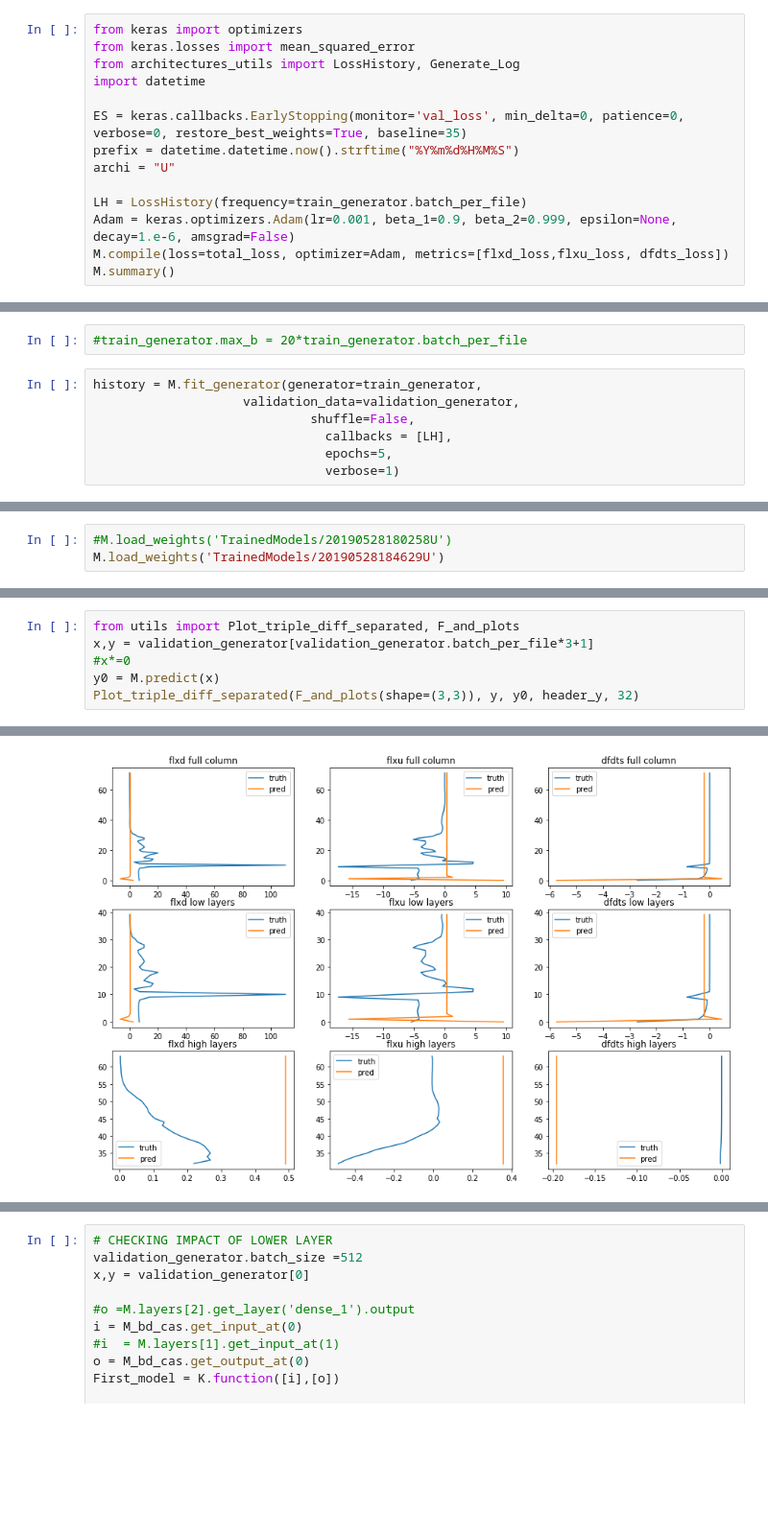
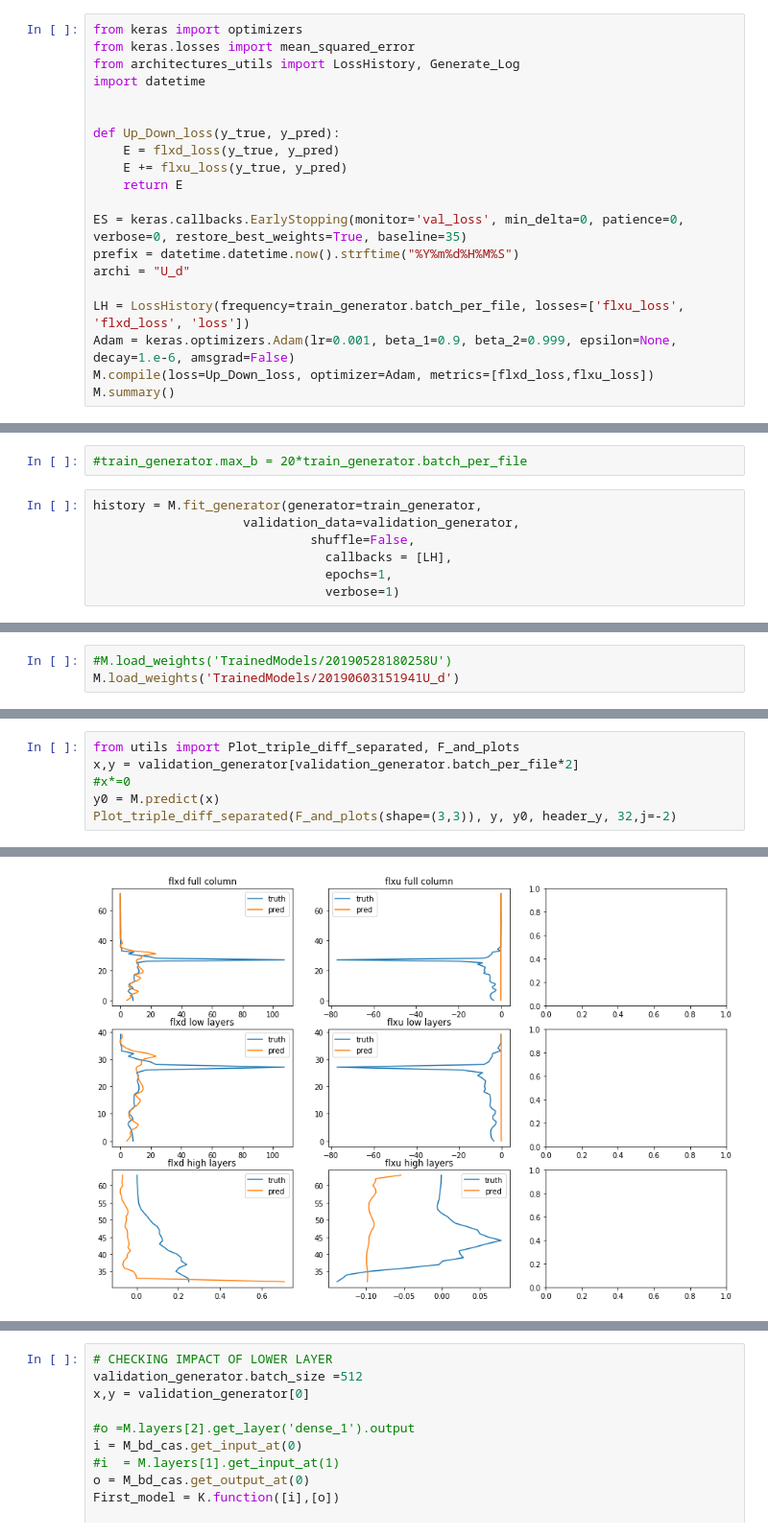
Before and after one commit to VIsh76/FLX_NN_emulation, a Jupyter notebook: SavedModels-Copy1.ipynb, the cells around one changed output, grey strips where cells are left out. Shown at 96% size. Cells and saved outputs as stored; diff of their text form; blank space fills up the shorter version.

```diff
--- a/SavedModels-Copy1.ipynb
+++ b/SavedModels-Copy1.ipynb
@@ -194,13 +144,19 @@ from keras.losses import mean_squared_error
 from architectures_utils import LossHistory, Generate_Log
 import datetime
 
+
+def Up_Down_loss(y_true, y_pred):
+    E = flxd_loss(y_true, y_pred)
+    E += flxu_loss(y_true, y_pred)
+    return E
+
 ES = keras.callbacks.EarlyStopping(monitor='val_loss', min_delta=0, patience=0, verbose=0, restore_best_weights=True, baseline=35)
 prefix = datetime.datetime.now().strftime("%Y%m%d%H%M%S")
-archi = "U"
+archi = "U_d"
 
-LH = LossHistory(frequency=train_generator.batch_per_file)
+LH = LossHistory(frequency=train_generator.batch_per_file, losses=['flxu_loss', 'flxd_loss', 'loss'])
 Adam = keras.optimizers.Adam(lr=0.001, beta_1=0.9, beta_2=0.999, epsilon=None, decay=1.e-6, amsgrad=False)
-M.compile(loss=total_loss, optimizer=Adam, metrics=[flxd_loss,flxu_loss, dfdts_loss])
+M.compile(loss=Up_Down_loss, optimizer=Adam, metrics=[flxd_loss,flxu_loss])
 M.summary()
 # %% [output]
 _________________________________________________________________
@@ -225,6 +179,6 @@ history = M.fit_generator(generator=train_generator,
                     validation_data=validation_generator,
                              shuffle=False,
                                callbacks = [LH],
-                               epochs=5,
+                               epochs=1,
                                verbose=1)
 # %% [output]
@@ -308,3 +233,3 @@ len(LH.losses['flxu_loss'])
 # %%
 #M.load_weights('TrainedModels/20190528180258U')
-M.load_weights('TrainedModels/20190528184629U')
+M.load_weights('TrainedModels/20190603151941U_d')
@@ -323,7 +242,7 @@ print(header_x)
 # %%
 from utils import Plot_triple_diff_separated, F_and_plots
-x,y = validation_generator[validation_generator.batch_per_file*3+1]
+x,y = validation_generator[validation_generator.batch_per_file*2]
 #x*=0
 y0 = M.predict(x)
-Plot_triple_diff_separated(F_and_plots(shape=(3,3)), y, y0, header_y, 32)
+Plot_triple_diff_separated(F_and_plots(shape=(3,3)), y, y0, header_y, 32,j=-2)
 # %% [output]
@@ -330 +250 @@ Plot_triple_diff_separated(F_and_plots(shape=(3,3)), y, y0, header_y, 32)
-[figure, old version]
+[figure, new version]
```
Also changed, not shown: parts of 27 cells of this notebook, 6 other files.
